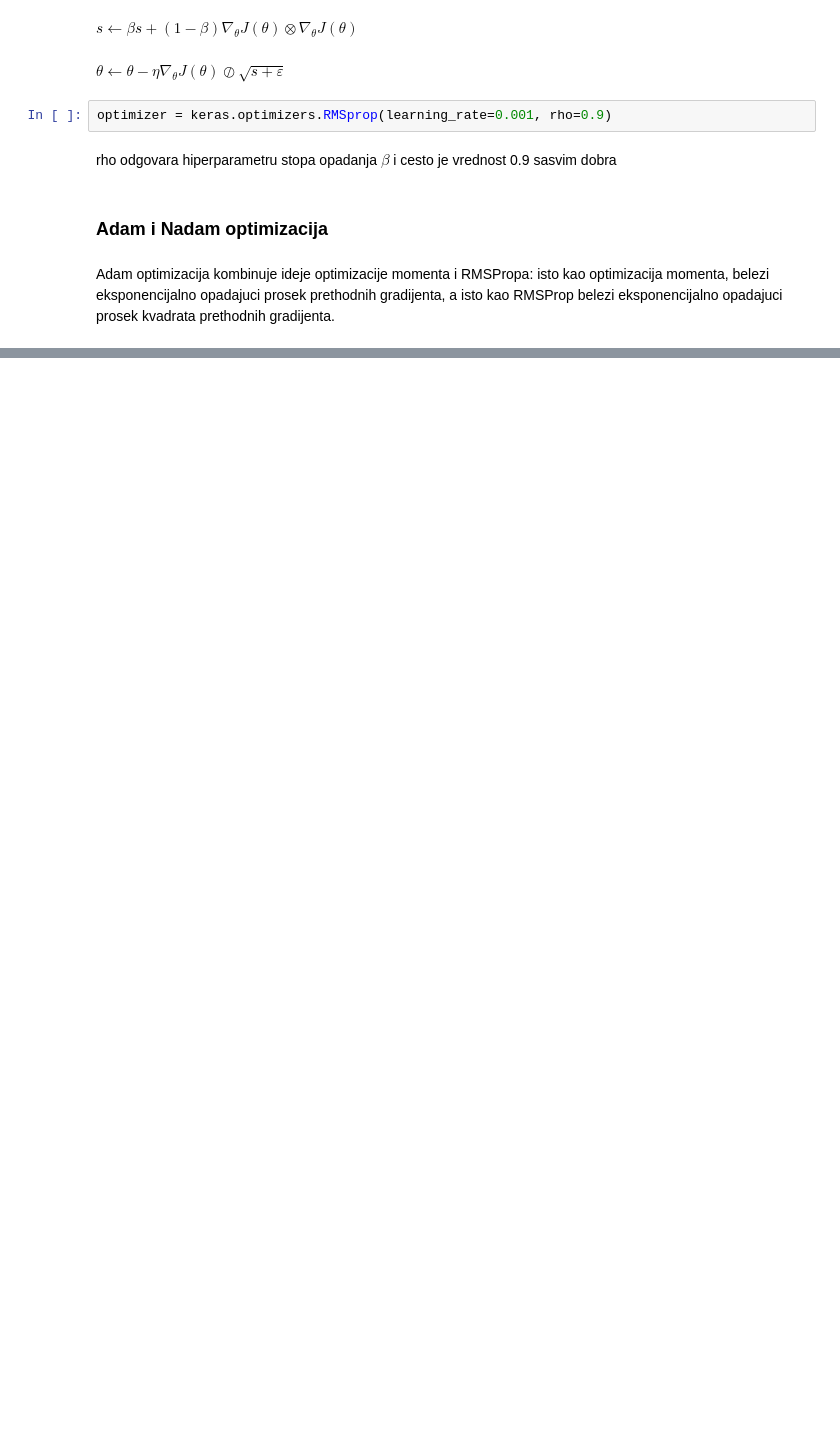
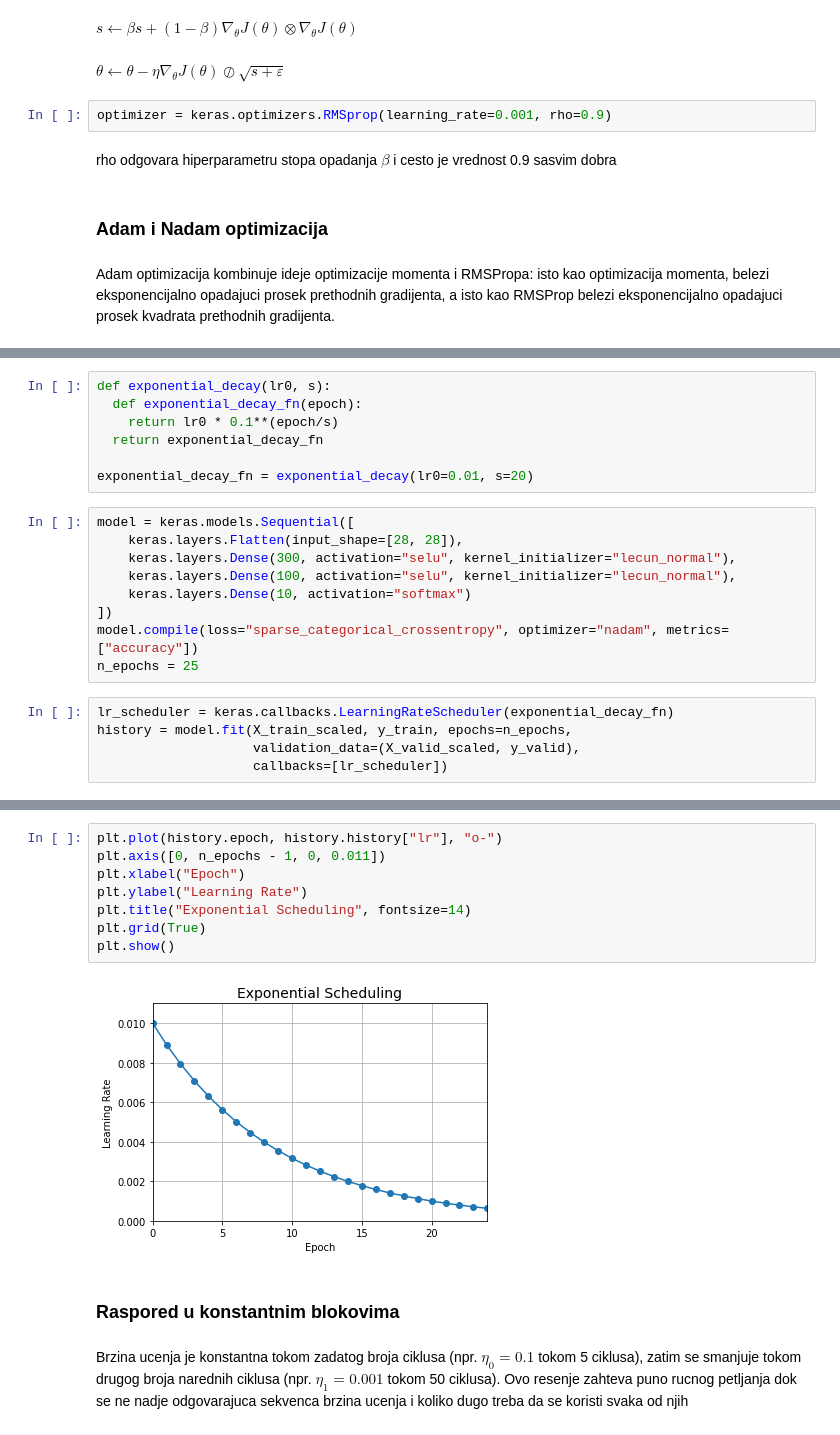
Before and after one commit to dusanveljkovic/ml_notebooks, a Jupyter notebook: Hands on machine learning II - Srpski/2. Obuka dubokih neuronskih mreza.ipynb, the cells around one changed output, grey strips where cells are left out. Cells and saved outputs as stored; diff of their text form; blank space fills up the shorter version.

```diff
--- a/Hands on machine learning II - Srpski/2. Obuka dubokih neuronskih mreza.ipynb
+++ b/Hands on machine learning II - Srpski/2. Obuka dubokih neuronskih mreza.ipynb
@@ -430,0 +519,21 @@ Adam optimizacija kombinuje ideje optimizacije momenta i RMSPropa: isto kao opti
+# %%
+def exponential_decay(lr0, s):
+  def exponential_decay_fn(epoch):
+    return lr0 * 0.1**(epoch/s)
+  return exponential_decay_fn
+
+exponential_decay_fn = exponential_decay(lr0=0.01, s=20)
+# %%
+model = keras.models.Sequential([
+    keras.layers.Flatten(input_shape=[28, 28]),
+    keras.layers.Dense(300, activation="selu", kernel_initializer="lecun_normal"),
+    keras.layers.Dense(100, activation="selu", kernel_initializer="lecun_normal"),
+    keras.layers.Dense(10, activation="softmax")
+])
+model.compile(loss="sparse_categorical_crossentropy", optimizer="nadam", metrics=["accuracy"])
+n_epochs = 25
+# %%
+lr_scheduler = keras.callbacks.LearningRateScheduler(exponential_decay_fn)
+history = model.fit(X_train_scaled, y_train, epochs=n_epochs,
+                    validation_data=(X_valid_scaled, y_valid),
+                    callbacks=[lr_scheduler])
@@ -430,0 +558,14 @@ Adam optimizacija kombinuje ideje optimizacije momenta i RMSPropa: isto kao opti
+# %%
+plt.plot(history.epoch, history.history["lr"], "o-")
+plt.axis([0, n_epochs - 1, 0, 0.011])
+plt.xlabel("Epoch")
+plt.ylabel("Learning Rate")
+plt.title("Exponential Scheduling", fontsize=14)
+plt.grid(True)
+plt.show()
+# %% [output]
+[figure, added]
+# %% [markdown]
+### Raspored u konstantnim blokovima
+# %% [markdown]
+Brzina ucenja je konstantna tokom zadatog broja ciklusa (npr. $\eta_0 = 0.1$ tokom 5 ciklusa), zatim se smanjuje tokom drugog broja narednih ciklusa (npr. $\eta_1 = 0.001$ tokom 50 ciklusa). Ovo resenje zahteva puno rucnog petljanja dok se ne nadje odgovarajuca sekvenca brzina ucenja i koliko dugo treba da se koristi svaka od njih
```
Also changed, not shown: parts of 33 cells of this notebook.
